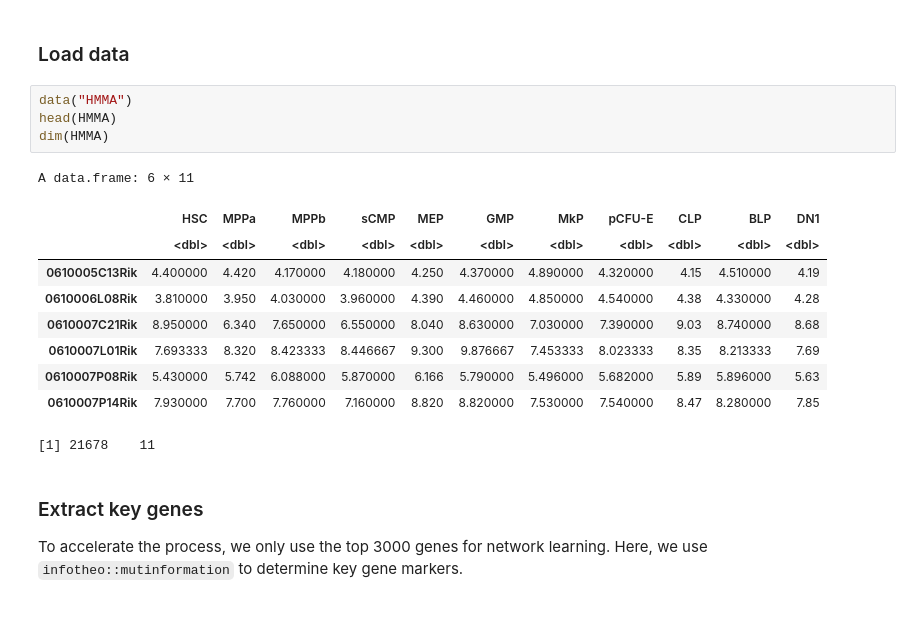
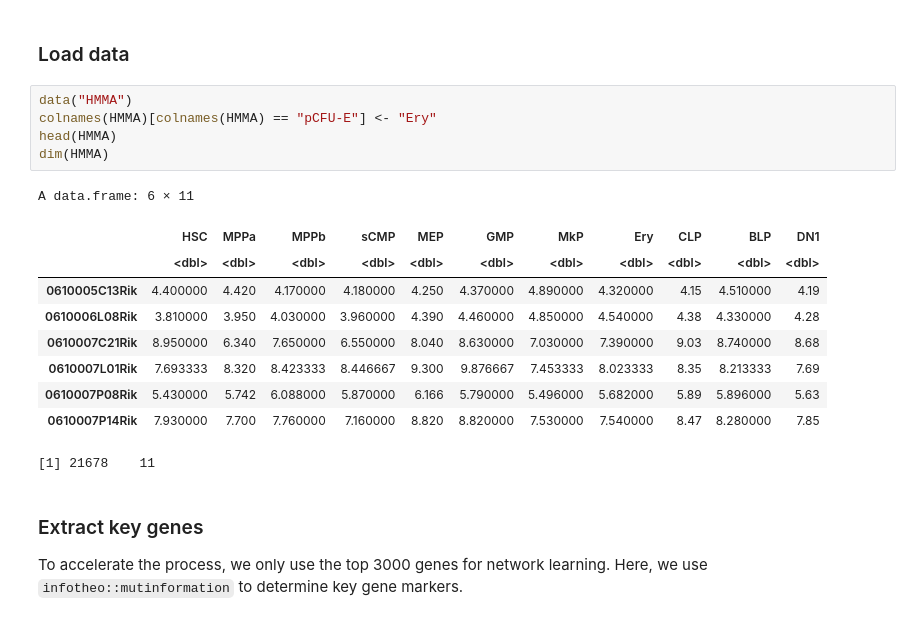
Before and after one commit to Lan-lab/CausFate, a Jupyter notebook: tutorials/bulk.ipynb, the cells around one changed output. Saved outputs shown, nothing was run; the diff lists cells and outputs as text.

```diff
--- a/tutorials/bulk.ipynb
+++ b/tutorials/bulk.ipynb
@@ -26,11 +26,12 @@ options(jupyter.plot_mimetypes = "image/svg+xml")
 ### Load data
 # %%
 data("HMMA")
+colnames(HMMA)[colnames(HMMA) == "pCFU-E"] <- "Ery"
 head(HMMA)
 dim(HMMA)
 # %% [output]
 A data.frame: 6 × 11
-|  | HSC | MPPa | MPPb | sCMP | MEP | GMP | MkP | pCFU-E | CLP | BLP | DN1 |
+|  | HSC | MPPa | MPPb | sCMP | MEP | GMP | MkP | Ery | CLP | BLP | DN1 |
 |  | <dbl> | <dbl> | <dbl> | <dbl> | <dbl> | <dbl> | <dbl> | <dbl> | <dbl> | <dbl> | <dbl> |
 | 0610005C13Rik | 4.400000 | 4.420 | 4.170000 | 4.180000 | 4.250 | 4.370000 | 4.890000 | 4.320000 | 4.15 | 4.510000 | 4.19 |
 | 0610006L08Rik | 3.810000 | 3.950 | 4.030000 | 3.960000 | 4.390 | 4.460000 | 4.850000 | 4.540000 | 4.38 | 4.330000 | 4.28 |
```
Also changed, not shown: parts of 1 cell of this notebook, 14 other files.
